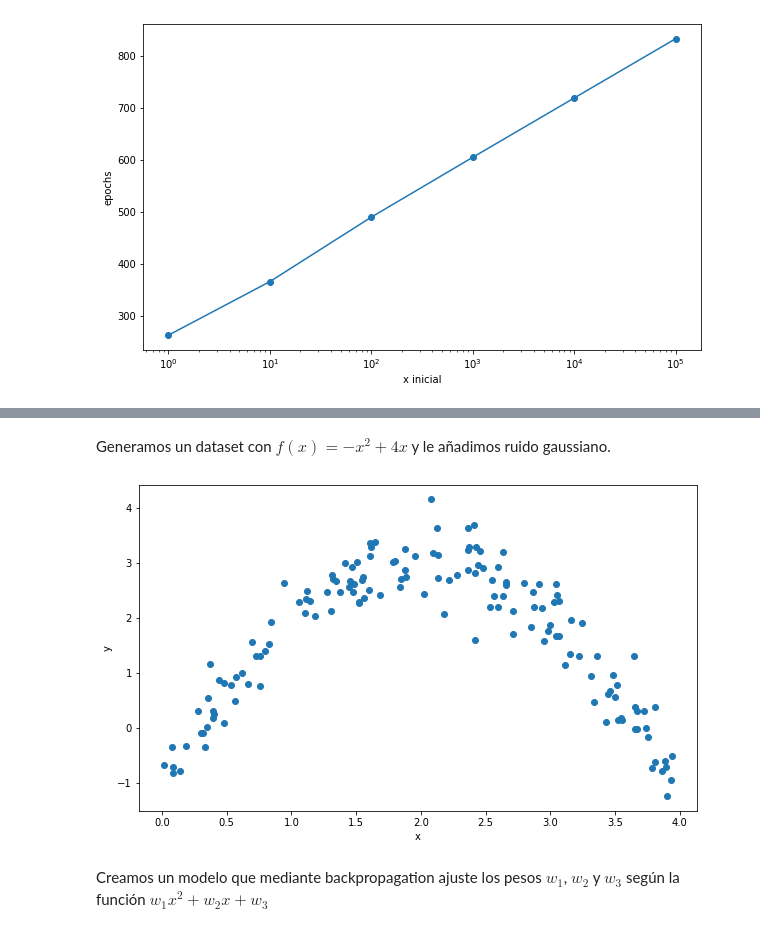
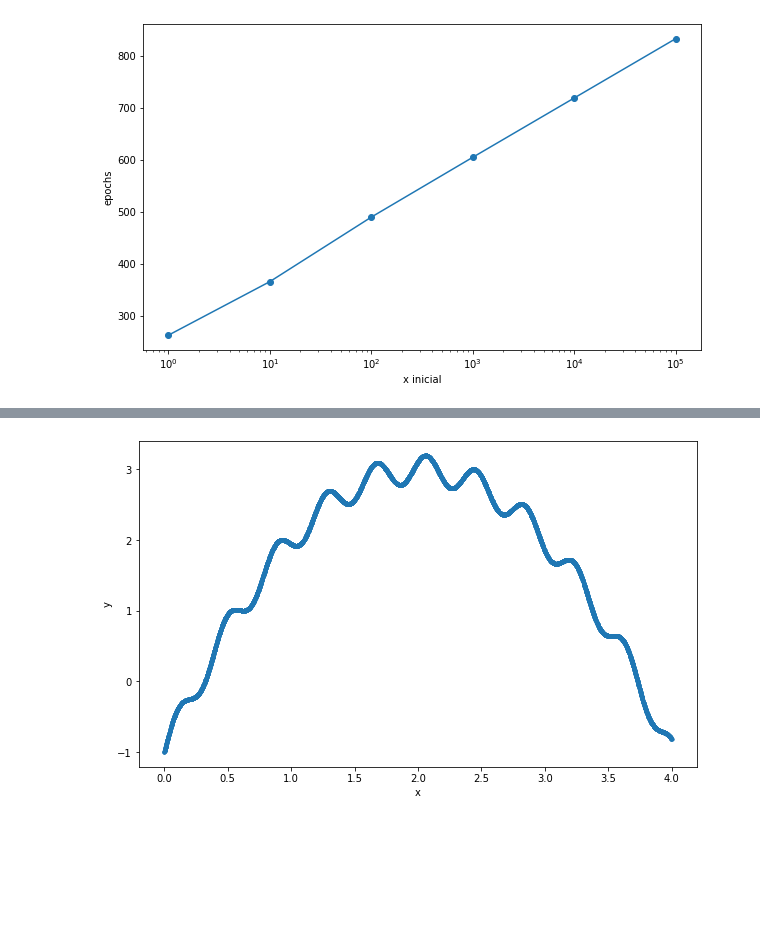
Before and after one commit to achurichi/CEIA-deep_learning, a Jupyter notebook: clase_2/ejercitacion.ipynb, the cells around one changed output, grey strips where cells are left out. Drawn from its saved outputs; the diff is of its cells as text; code cells hidden in the pictures; blank space fills up the shorter version.

```diff
--- a/clase_2/ejercitacion.ipynb
+++ b/clase_2/ejercitacion.ipynb
@@ -102,19 +108,15 @@ Los hiperparámetros son:
-# %% [markdown]
-Generamos un dataset con $f(x) = -x^{2} + 4x$ y le añadimos ruido gaussiano.
 # %%
-n_samples = 150
+n_samples = 10000
 
-f = lambda x: -((x - 2) ** 2) + 3
+f = lambda x: -((x - 2) ** 2) + 3 + 0.2 * np.sin(16 * x)
 
 x = np.random.uniform(low=0, high=4, size=n_samples)
-y = f(x) + np.random.normal(0, 0.4, n_samples)
+y = f(x)
+
+plt.figure(figsize=(10, 6))
+plt.scatter(x, y, marker=".")
+plt.xlabel("x")
+plt.ylabel("y")
+plt.show()
+# %% [output]
+[figure, added]
-# %%
-plt.figure(figsize=(10, 6))
-plt.scatter(x, y)
-plt.xlabel("x")
-plt.ylabel("y")
-plt.show()
-# %% [output]
-[figure, removed]
-# %% [markdown]
-Creamos un modelo que mediante backpropagation ajuste los pesos $w_{1}$, $w_{2}$ y $w_{3}$ según la función $w_{1}x^{2} + w_{2}x + w_{3}$
```
Also changed, not shown: parts of 7 cells of this notebook.
